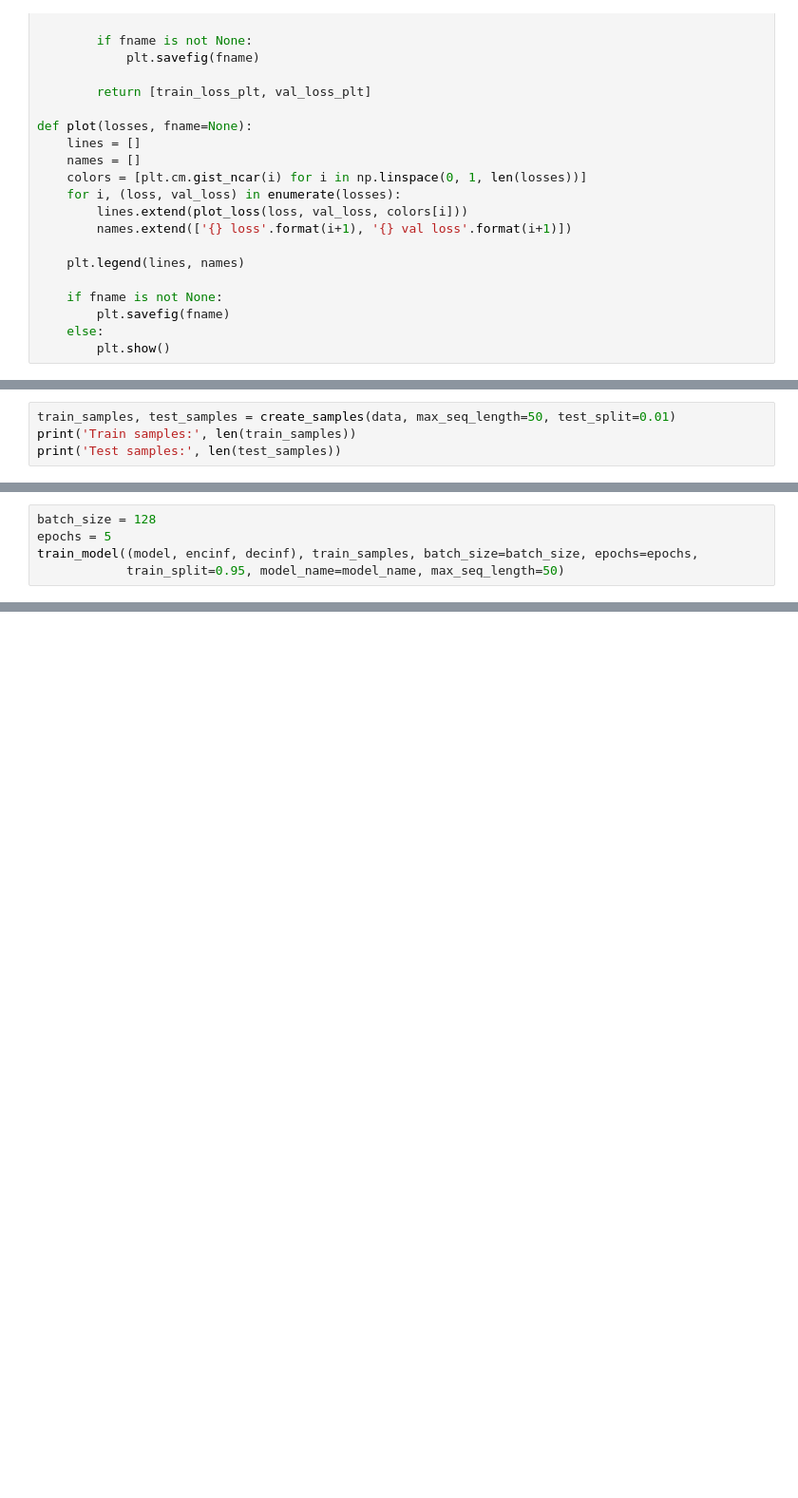
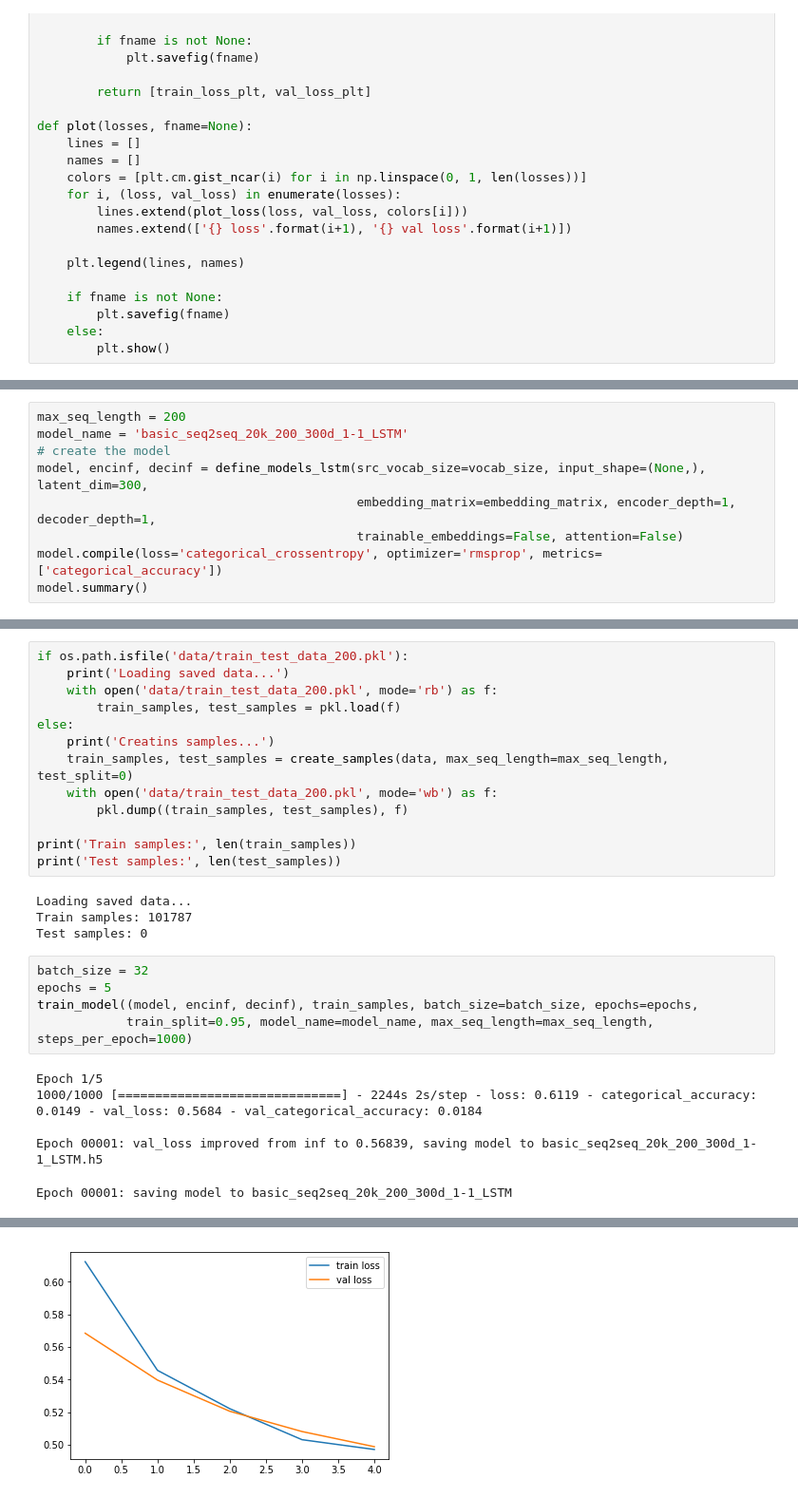
Before and after one commit to macco3k/deepstories, a Jupyter notebook: seq2seq-categorical.ipynb, the cells around one changed output, grey strips where cells are left out. Shown at 95% size. Saved outputs shown, nothing was run; the diff lists cells and outputs as text; blank space fills up the shorter version.

Commit message:
re-training everything

```diff
--- a/seq2seq-categorical.ipynb
+++ b/seq2seq-categorical.ipynb
@@ -925,4 +363,0 @@ model.compile(loss='categorical_crossentropy', optimizer='rmsprop', metrics=['ca
-# %%
-train_samples, test_samples = create_samples(data, max_seq_length=50, test_split=0.01)
-print('Train samples:', len(train_samples))
-print('Test samples:', len(test_samples))
@@ -932,5 +363,0 @@ Test samples: 1594
-# %%
-batch_size = 128
-epochs = 5
-train_model((model, encinf, decinf), train_samples, batch_size=batch_size, epochs=epochs,
-            train_split=0.95, model_name=model_name, max_seq_length=50)
@@ -1131,0 +540,9 @@ Sequence encoded
+# %%
+max_seq_length = 200
+model_name = 'basic_seq2seq_20k_200_300d_1-1_LSTM'
+# create the model
+model, encinf, decinf = define_models_lstm(src_vocab_size=vocab_size, input_shape=(None,), latent_dim=300,
+                                           embedding_matrix=embedding_matrix, encoder_depth=1, decoder_depth=1,
+                                           trainable_embeddings=False, attention=False)
+model.compile(loss='categorical_crossentropy', optimizer='rmsprop', metrics=['categorical_accuracy'])
+model.summary()
@@ -1131,0 +567,28 @@ Sequence encoded
+# %%
+if os.path.isfile('data/train_test_data_200.pkl'):
+    print('Loading saved data...')
+    with open('data/train_test_data_200.pkl', mode='rb') as f:
+        train_samples, test_samples = pkl.load(f)
+else:
+    print('Creatins samples...')
+    train_samples, test_samples = create_samples(data, max_seq_length=max_seq_length, test_split=0)
+    with open('data/train_test_data_200.pkl', mode='wb') as f:
+        pkl.dump((train_samples, test_samples), f)
+
+print('Train samples:', len(train_samples))
+print('Test samples:', len(test_samples))
+# %% [output]
+Loading saved data...
+Train samples: 101787
+Test samples: 0
+# %%
+batch_size = 32
+epochs = 5
+train_model((model, encinf, decinf), train_samples, batch_size=batch_size, epochs=epochs,
+            train_split=0.95, model_name=model_name, max_seq_length=max_seq_length, steps_per_epoch=1000)
+# %% [output]
+Epoch 1/5
+1000/1000 [==============================] - 2244s 2s/step - loss: 0.6119 - categorical_accuracy: 0.0149 - val_loss: 0.5684 - val_categorical_accuracy: 0.0184
+
+Epoch 00001: val_loss improved from inf to 0.56839, saving model to basic_seq2seq_20k_200_300d_1-1_LSTM.h5
+Epoch 00001: saving model to basic_seq2seq_20k_200_300d_1-1_LSTM
@@ -1131,0 +612 @@ Sequence encoded
+[figure, added]
```
Also changed, not shown: parts of 47 cells of this notebook.
